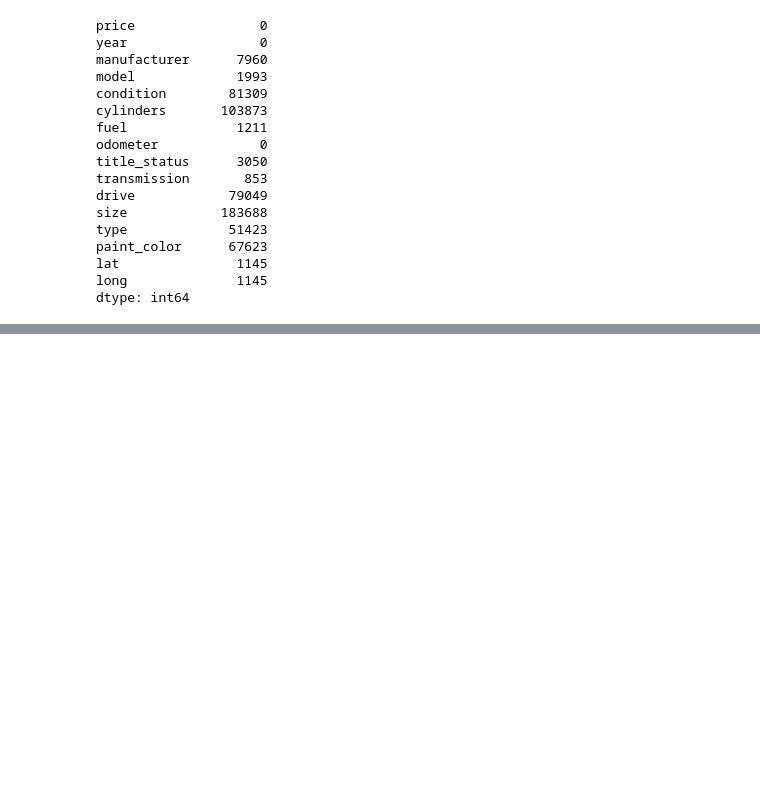
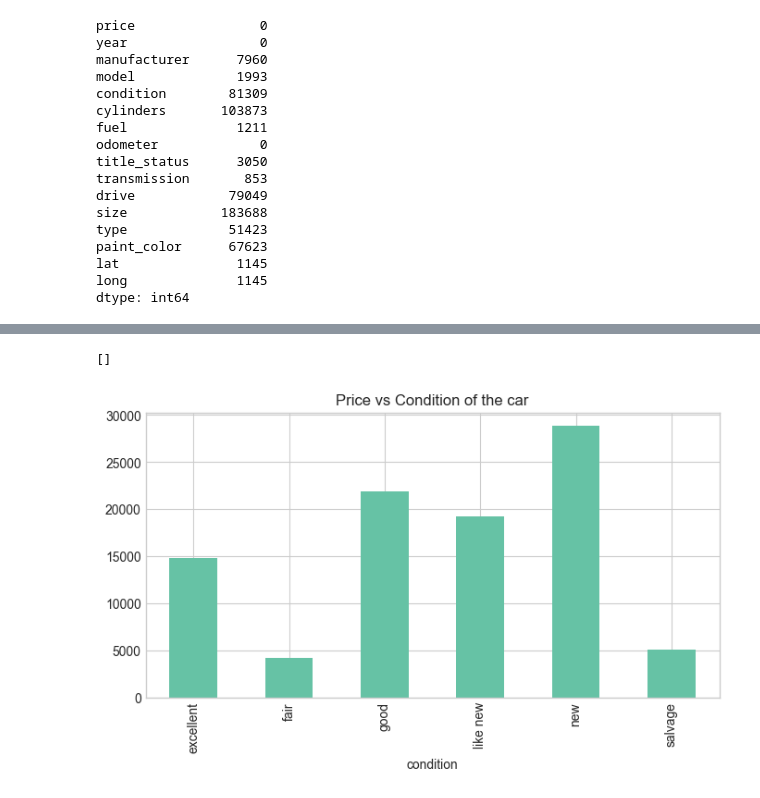
Before and after one commit to luixmartins/ai-projects, a Jupyter notebook: used-car-price-predictor/notebooks/eda.ipynb, the cells around one changed output, grey strips where cells are left out. Cells and saved outputs as stored; diff of their text form; code cells hidden in the pictures; blank space fills up the shorter version.

```diff
--- a/used-car-price-predictor/notebooks/eda.ipynb
+++ b/used-car-price-predictor/notebooks/eda.ipynb
@@ -354,17 +332,0 @@ df['odometer'].max(), df['odometer'].min()
-# %%
-#Let's remove the outliers from the mileage column, we will select only the cars with a mileage between 10000 and 500000
-df = df[(df['odometer'] > 10000) & (df['odometer'] < 500000)]
-
-df['odometer'].describe()
-# %%
-#Let's see how the mileage affects the price of the cars.
-
-df['odometer_bin'] = pd.cut(df['odometer'], bins=10, labels=False)
-
-df.groupby('odometer_bin')['price'].mean().plot(kind='bar', figsize=(12,6))
-plt.title('Mean Price by Mileage Bin')
-plt.xlabel('Mileage Bin')
-plt.ylabel('Mean Price (USD)')
-plt.xticks(rotation=45)
-plt.grid(True)
-plt.show()
@@ -453,0 +333,10 @@ plt.show()
+# %%
+# we will replace the nan values in the cylinders column with 'not specified'. we also need to create a new category for this value.
+if 'not specified' not in df['cylinders'].cat.categories:
+    df['cylinders'] = df['cylinders'].cat.add_categories('not specified')
+
+df['cylinders'] = df['cylinders'].fillna('not specified')
+
+df['cylinders'].isnull().sum()
+
+#later we will verify if the cylinders column has a correlation with the price of the car, then we can revert the category that we added to the column.
@@ -453,0 +370,12 @@ plt.show()
+# %%
+# we can plot the relation between the condition and the price of the car to verify if the condition has a correlation with the price of the car
+# check the mean price of the car for each condition
+
+plt.figure(figsize=(8, 4))
+
+df.groupby('condition')['price'].mean().plot(kind='bar')
+plt.title('Price vs Condition of the car')
+plt.plot()
+# %% [output]
+[]
+[figure, added]
```
Also changed, not shown: parts of 25 cells of this notebook.
